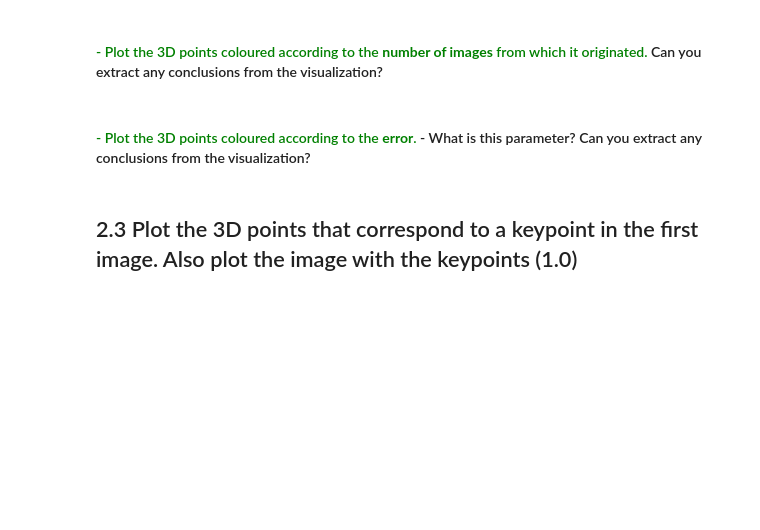
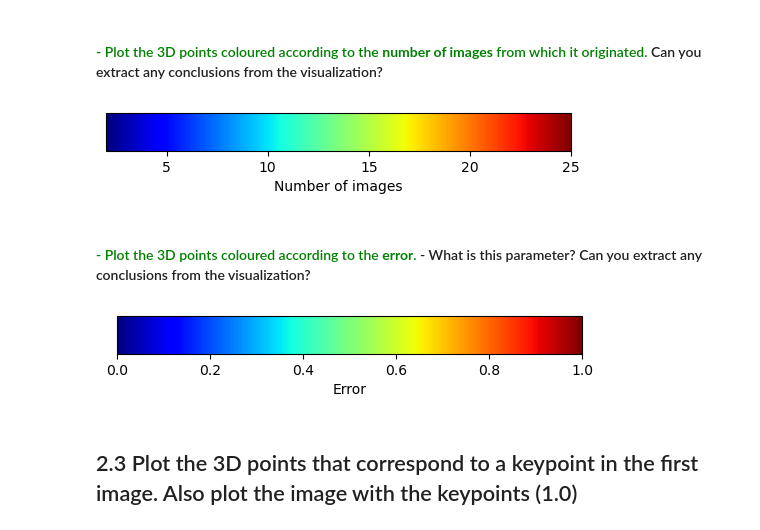
Before and after one commit to GerardVilaplana/MCV-C4, a Jupyter notebook: lab4/lab4.ipynb, the cells around one changed output. Cells and saved outputs as stored; diff of their text form; code cells hidden in the pictures; blank space fills up the shorter version.

```diff
--- a/lab4/lab4.ipynb
+++ b/lab4/lab4.ipynb
@@ -120,3 +126,38 @@ model.show()
 #### <span style='color:Green'> - Plot the 3D points coloured according to the **number of images** from which it originated. </span> Can you extract any conclusions from the visualization?
 # %%
 ### TO DO 2.2
+
+xyz = []
+num_images = []
+errors = []
+
+for point3D in points3D.values():
+    xyz.append(point3D.xyz)
+    num_images.append(len(point3D.image_ids))
+    errors.append(point3D.error)
+
+xyz = np.array(xyz)
+num_images = np.array(num_images)
+errors = np.array(errors)
+
+num_images_norm = (num_images - num_images.min()) / (num_images.max() - num_images.min())
+errors_norm = (errors - errors.min()) / (errors.max() - errors.min())
+
+import matplotlib.cm as cm
+colors_by_images = cm.jet(num_images_norm)[:, :3]
+colors_by_error = cm.jet(errors_norm)[:, :3]
+# %%
+import matplotlib.pyplot as plt
+import matplotlib.cm as cm
+import numpy as np
+
+fig, ax = plt.subplots(figsize=(6, 1))
+fig.subplots_adjust(bottom=0.5)
+
+norm = plt.Normalize(vmin=num_images.min(), vmax=num_images.max())
+cbar = fig.colorbar(cm.ScalarMappable(norm=norm, cmap='jet'),
+                    cax=ax, orientation='horizontal')
+cbar.set_label('Number of images')
+plt.show()
+# %% [output]
+[figure, added]
@@ -123,4 +184,19 @@ model.show()
 # %% [markdown]
 #### <span style='color:Green'> - Plot the 3D points coloured according to the **error**. </span> - What is this parameter? Can you extract any conclusions from the visualization?
+# %%
+import matplotlib.pyplot as plt
+import matplotlib.cm as cm
+import numpy as np
+
+fig, ax = plt.subplots(figsize=(6, 1))
+fig.subplots_adjust(bottom=0.5)
+
+norm = plt.Normalize(vmin=errors_norm.min(), vmax=errors_norm.max())
+cbar = fig.colorbar(cm.ScalarMappable(norm=norm, cmap='jet'),
+                    cax=ax, orientation='horizontal')
+cbar.set_label('Error')
+plt.show()
+# %% [output]
+[figure, added]
 # %%
 ### TO DO 2.2
```
Also changed, not shown: parts of 3 cells of this notebook, 1 other file.
